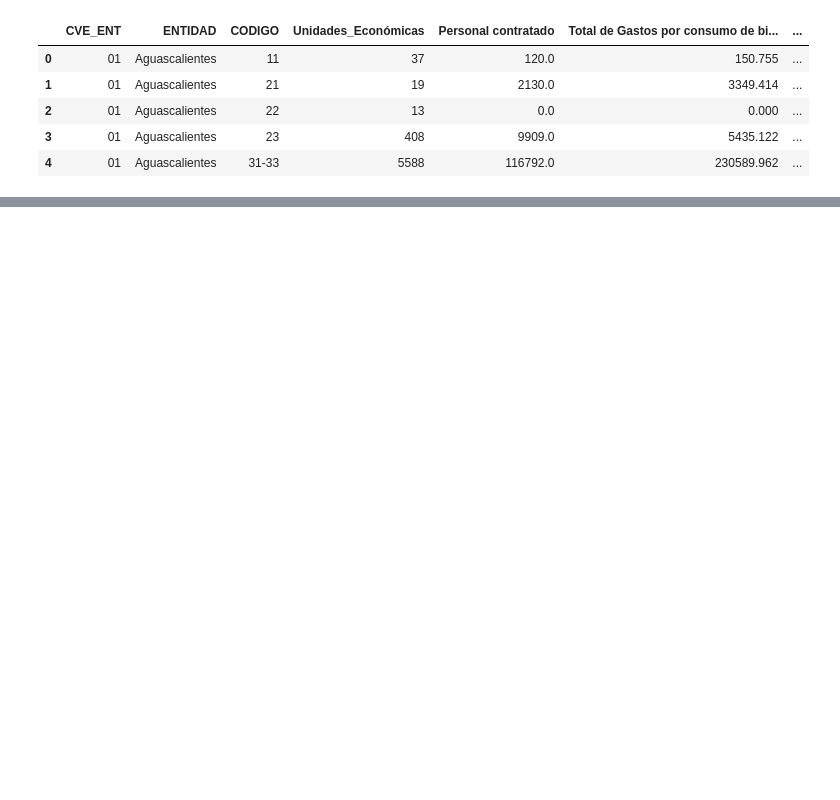
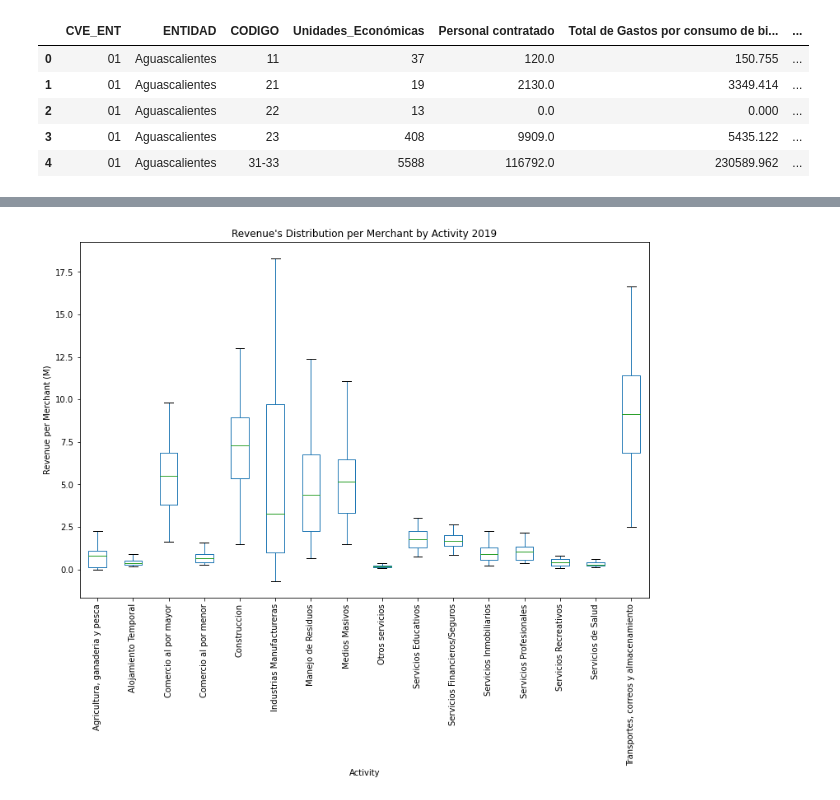
Before and after one commit to damontufar/project1, a Jupyter notebook: data_cleanup/inegi_data_2019.ipynb, the cells around one changed output, grey strips where cells are left out. Drawn from its saved outputs; the diff is of its cells as text; code cells hidden in the pictures; blank space fills up the shorter version.

```diff
--- a/data_cleanup/inegi_data_2019.ipynb
+++ b/data_cleanup/inegi_data_2019.ipynb
@@ -415 +420,7 @@ plt.close()
+# %%
+#Filter for the rest of the activities
+boxplot_act = f_df.loc[
+    (f_df["Concepto"] != "Electricidad, Agua y Gas") &
+    (f_df["Concepto"] != "Corporativos") &
+    (f_df["Concepto"] != "Mineria")]
 # %%
@@ -429,0 +442,15 @@ Text(0.5, 0.98, '')
+# %%
+#Boxplot for act with greatest Rev
+boxplot_act_p = boxplot_act.boxplot(column = ["Margen por Negocio"], by = "Concepto", figsize= (12,8), rot = 90, fontsize = 10, showfliers = False)
+plt.title("Revenue's Distribution per Merchant by Activity 2019")
+plt.xlabel("Activity")
+plt.ylabel("Revenue per Merchant (M)")
+plt.grid(None)
+plt.suptitle("")
+
+#Save the plot and show it
+plt.savefig("Images/Boxplot_by_Activities_M.png", bbox_inches='tight')
+plt.show()
+plt.close()
+# %% [output]
+[figure, added]
```
Also changed, not shown: parts of 12 cells of this notebook, 4 other files.
